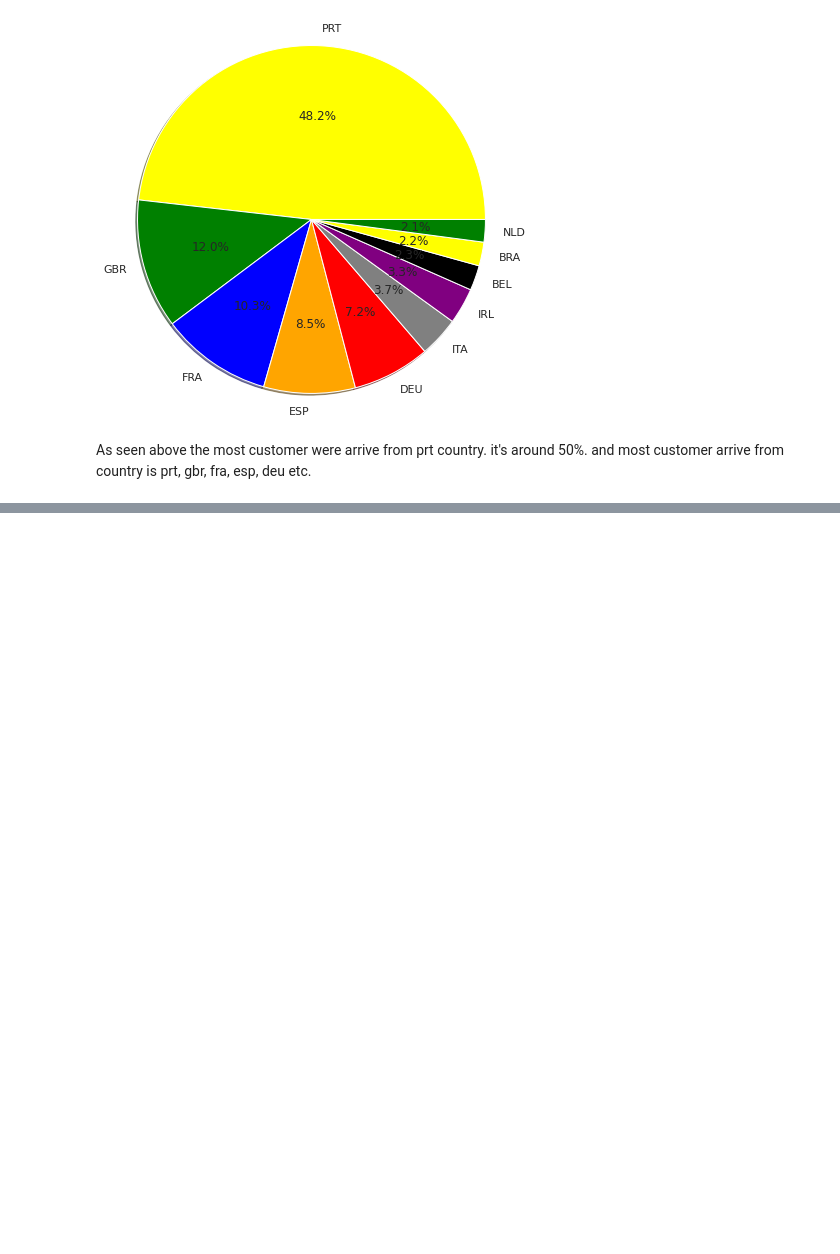
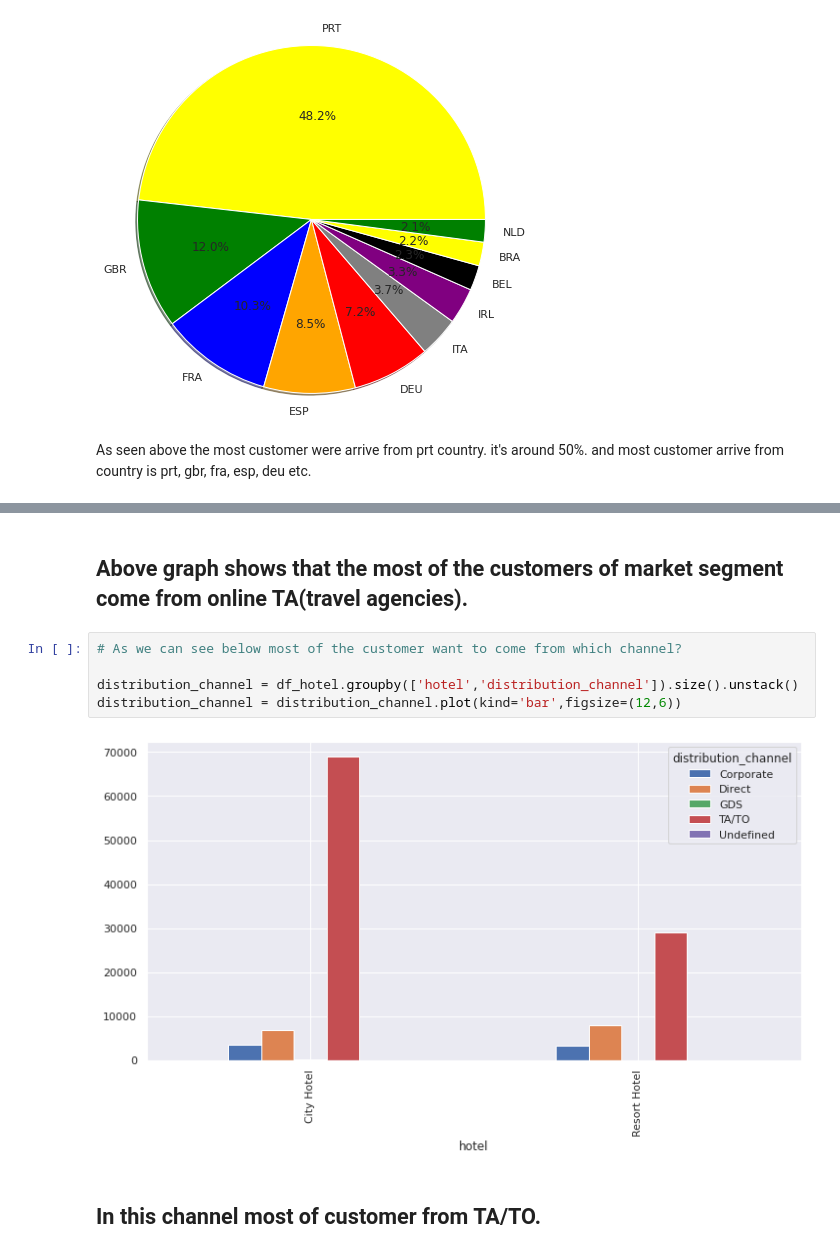
Before and after one commit to atif2786/Hotel-Booking-Analysis-, a Jupyter notebook: Hotel_Booking_Analysis_Capstone_Project.ipynb, the cells around one changed output, grey strips where cells are left out. Saved outputs shown, nothing was run; the diff lists cells and outputs as text; blank space fills up the shorter version.

```diff
--- a/Hotel_Booking_Analysis_Capstone_Project.ipynb
+++ b/Hotel_Booking_Analysis_Capstone_Project.ipynb
@@ -476,0 +497,11 @@ and most customer arrive from country is prt, gbr, fra, esp, deu etc.
+# %% [markdown]
+## Above graph shows that the most of the customers of market segment come from online TA(travel agencies).
+# %%
+# As we can see below most of the customer want to come from which channel?
+
+distribution_channel = df_hotel.groupby(['hotel','distribution_channel']).size().unstack()
+distribution_channel = distribution_channel.plot(kind='bar',figsize=(12,6))
+# %% [output]
+[figure, added]
+# %% [markdown]
+## In this channel most of customer from TA/TO.
```
Also changed, not shown: parts of 9 cells of this notebook.
